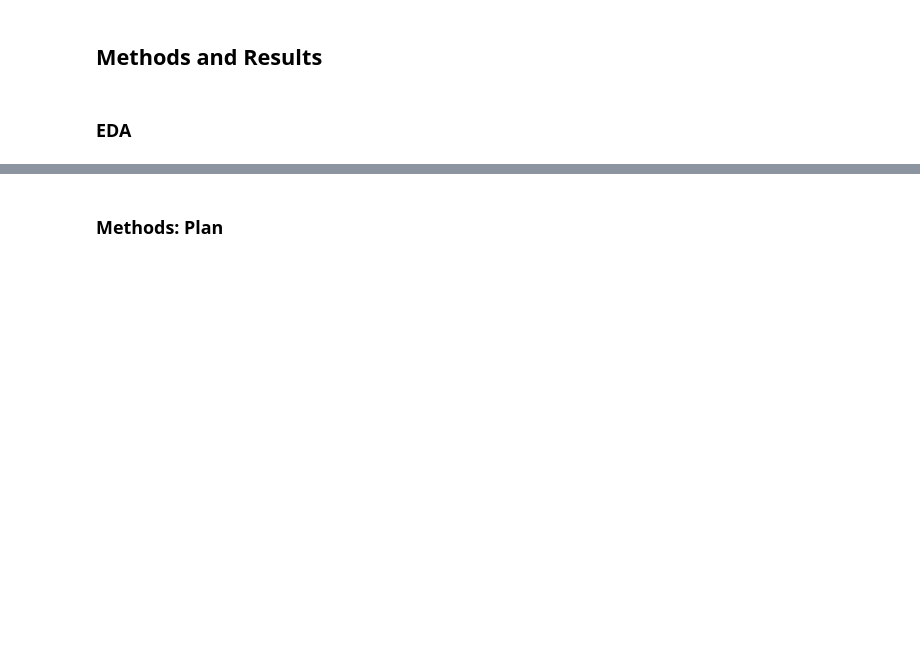
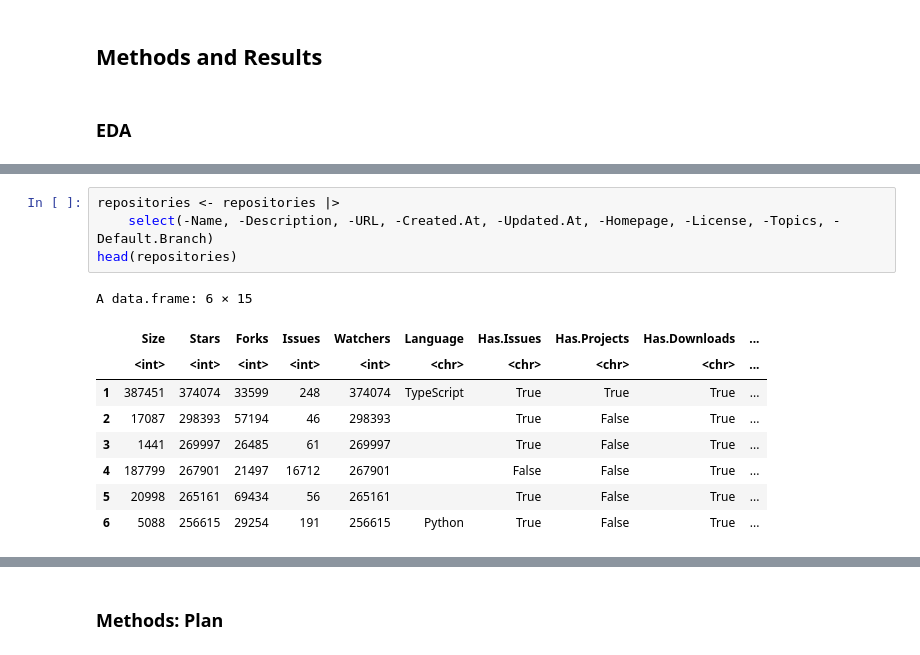
Before and after one commit to alim0118/stat-301-group-project, a Jupyter notebook: final_report.ipynb, the cells around one changed output, grey strips where cells are left out. Drawn from its saved outputs; the diff is of its cells as text; blank space fills up the shorter version.

```diff
--- a/final_report.ipynb
+++ b/final_report.ipynb
@@ -47,0 +139,14 @@ The features include:
+# %%
+repositories <- repositories |>
+    select(-Name, -Description, -URL, -Created.At, -Updated.At, -Homepage, -License, -Topics, -Default.Branch)
+head(repositories)
+# %% [output]
+A data.frame: 6 × 15
+|  | Size | Stars | Forks | Issues | Watchers | Language | Has.Issues | Has.Projects | Has.Downloads | ... |
+|  | <int> | <int> | <int> | <int> | <int> | <chr> | <chr> | <chr> | <chr> | ... |
+| 1 | 387451 | 374074 | 33599 | 248 | 374074 | TypeScript | True | True | True | ... |
+| 2 | 17087 | 298393 | 57194 | 46 | 298393 |  | True | False | True | ... |
+| 3 | 1441 | 269997 | 26485 | 61 | 269997 |  | True | False | True | ... |
+| 4 | 187799 | 267901 | 21497 | 16712 | 267901 |  | False | False | True | ... |
+| 5 | 20998 | 265161 | 69434 | 56 | 265161 |  | True | False | True | ... |
+| 6 | 5088 | 256615 | 29254 | 191 | 256615 | Python | True | False | True | ... |
```
Also changed, not shown: parts of 16 cells of this notebook.
